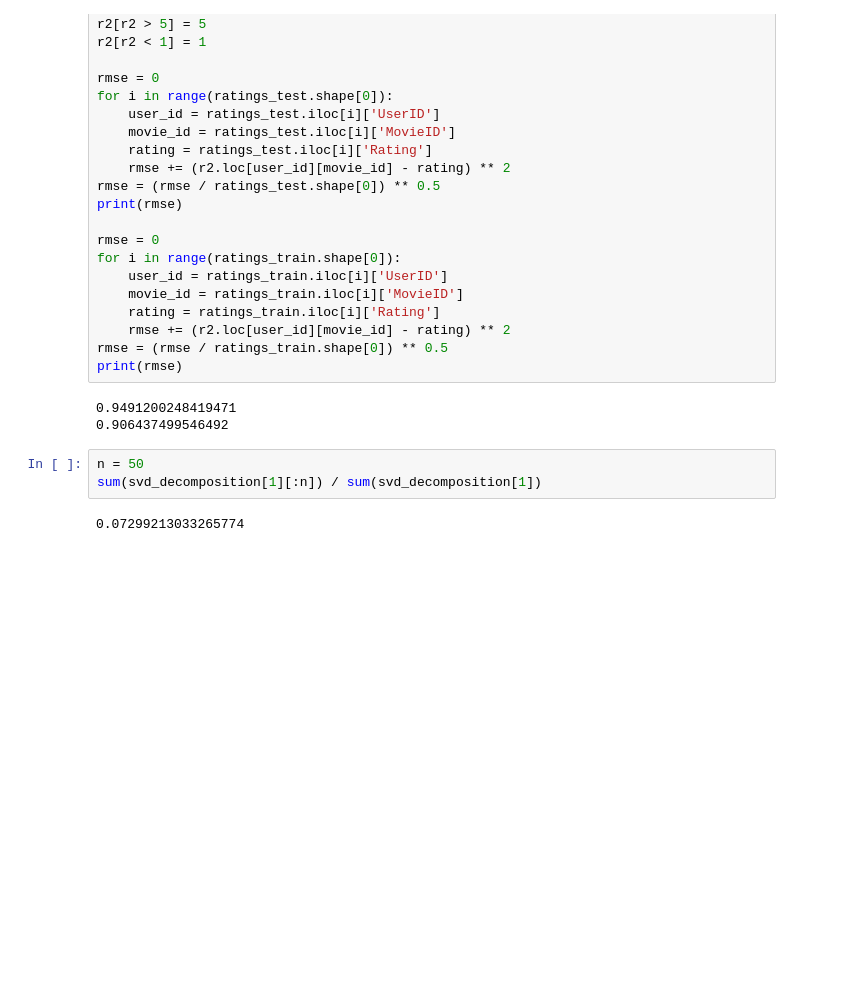
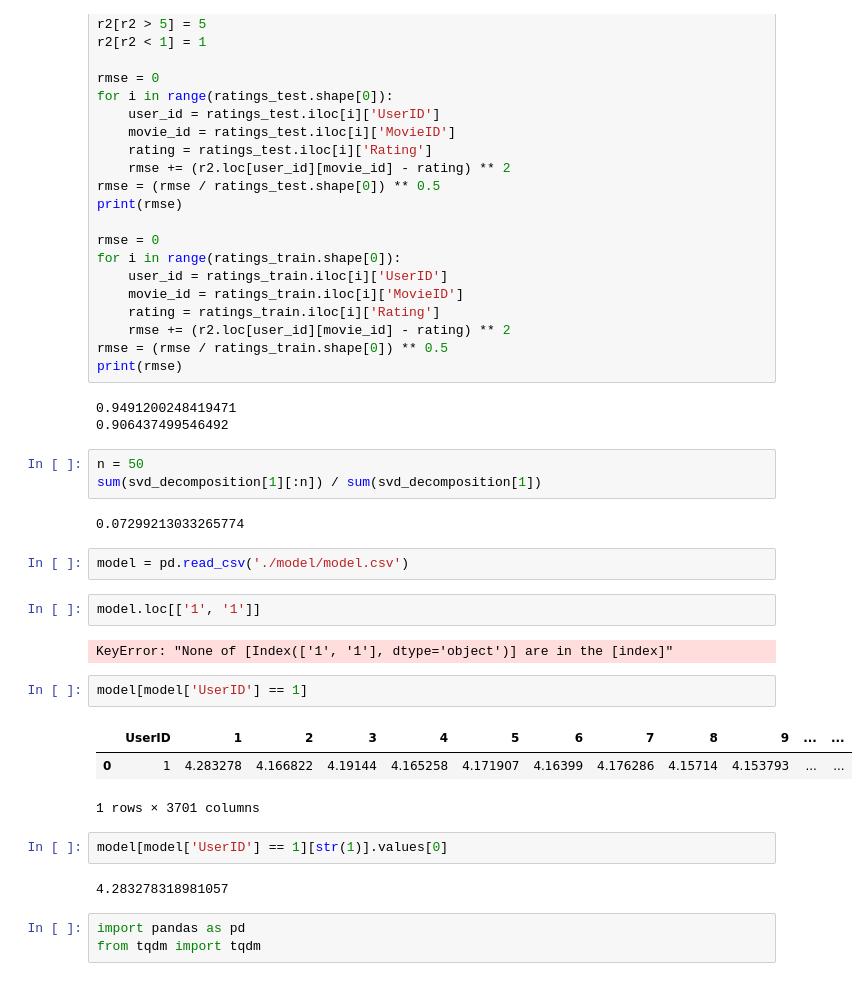
Before and after one commit to KlassenFedor/tsu_ai_g3_m1, a Jupyter notebook: data_preparation.ipynb, the cells around one changed output. Drawn from its saved outputs; the diff is of its cells as text; blank space fills up the shorter version.

```diff
--- a/data_preparation.ipynb
+++ b/data_preparation.ipynb
@@ -86,3 +86,22 @@ n = 50
 sum(svd_decomposition[1][:n]) / sum(svd_decomposition[1])
 # %% [output]
 0.07299213033265774
+# %%
+model = pd.read_csv('./model/model.csv')
+# %%
+model.loc[['1', '1']]
+# %% [output]
+KeyError: "None of [Index(['1', '1'], dtype='object')] are in the [index]"
+# %%
+model[model['UserID'] == 1]
+# %% [output]
+|  | UserID | 1 | 2 | 3 | 4 | 5 | 6 | 7 | 8 | 9 | ... | ... |
+| 0 | 1 | 4.283278 | 4.166822 | 4.19144 | 4.165258 | 4.171907 | 4.16399 | 4.176286 | 4.15714 | 4.153793 | ... | ... |
+1 rows × 3701 columns
+# %%
+model[model['UserID'] == 1][str(1)].values[0]
+# %% [output]
+4.283278318981057
+# %%
+import pandas as pd
+from tqdm import tqdm
```
Also changed, not shown: parts of 20 cells of this notebook.
